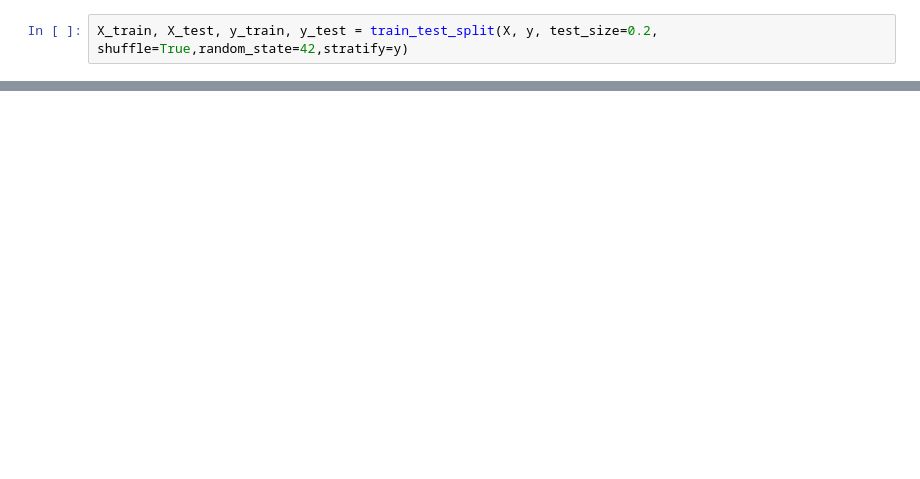
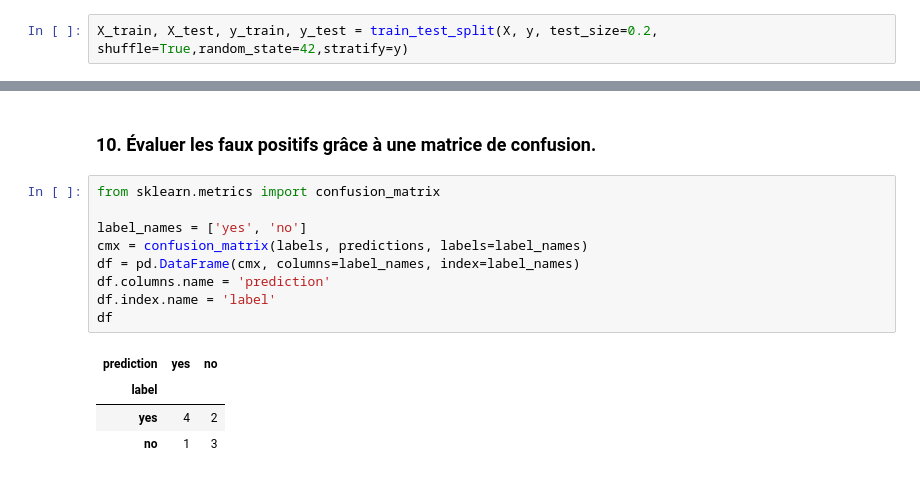
Before and after one commit to hachem13/data_artificial_inteligence, a Jupyter notebook: brief_projet/image_classification/image_classification.ipynb, the cells around one changed output, grey strips where cells are left out. Cells and saved outputs as stored; diff of their text form; blank space fills up the shorter version.

```diff
--- a/brief_projet/image_classification/image_classification.ipynb
+++ b/brief_projet/image_classification/image_classification.ipynb
@@ -223,0 +397,16 @@ plt.legend([
+# %% [markdown]
+### 10. Évaluer les faux positifs grâce à une matrice de confusion.
+# %%
+from sklearn.metrics import confusion_matrix
+
+label_names = ['yes', 'no']
+cmx = confusion_matrix(labels, predictions, labels=label_names)
+df = pd.DataFrame(cmx, columns=label_names, index=label_names)
+df.columns.name = 'prediction'
+df.index.name = 'label'
+df
+# %% [output]
+| prediction | yes | no |
+| label |  |  |
+| yes | 4 | 2 |
+| no | 1 | 3 |
```
Also changed, not shown: parts of 49 cells of this notebook.
